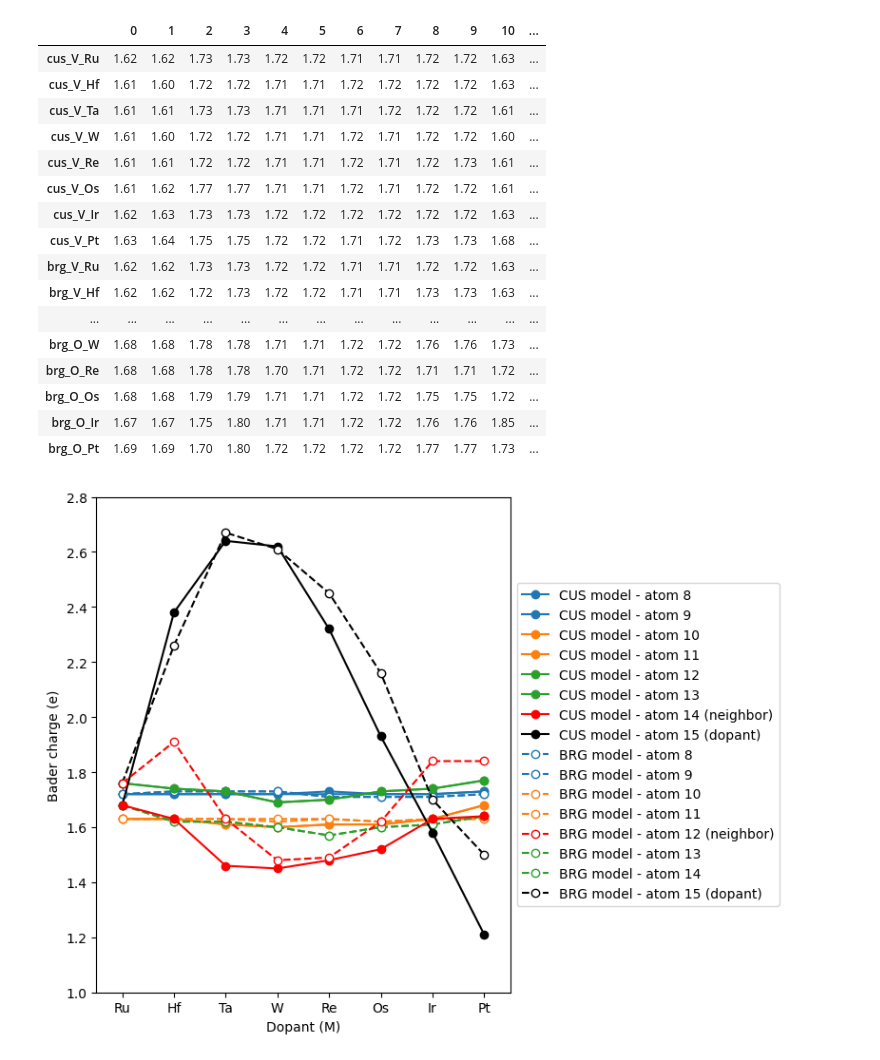
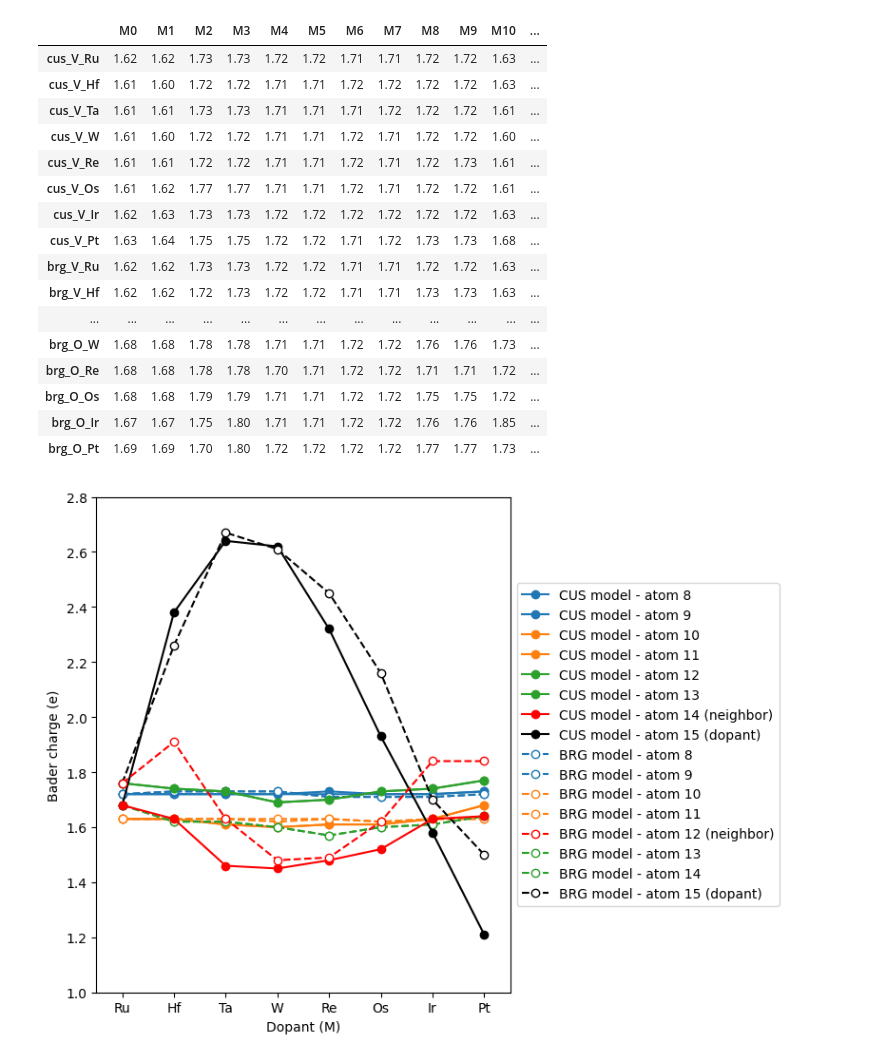
Before and after one commit to jhyeonjung97/tools, a Jupyter notebook: ruo2/icohp2.ipynb, the cells around one changed output. Drawn from its saved outputs; the diff is of its cells as text; code cells hidden in the pictures.

```diff
--- a/ruo2/icohp2.ipynb
+++ b/ruo2/icohp2.ipynb
@@ -30,23 +30,26 @@ elements = ['Ru', 'Hf', 'Ta', 'W', 'Re', 'Os', 'Ir', 'Pt']
 # %%
 for dir in ['1_cus_V_V', '2_brg_V_V', '3_cus_O_O', '4_brg_O_O']:
     ads_site = dir.split('_')[1]
     coverage = dir.split('_')[2]
     for e, element in enumerate(elements):
         path = os.path.join(root, '4_slab_M-RuO2', dir, f'{e}_{element}', 'atoms_bader_charge.json')
         if os.path.exists(path):
             atoms = read(path)
             chgs = atoms.get_initial_charges()
             for i, chg in enumerate(chgs):
-                data.loc[f'{ads_site}_{coverage}_{element}', i] = chg
+                if i < 16:
+                    data.loc[f'{ads_site}_{coverage}_{element}', f'M{i}'] = chg
+                else:
+                    data.loc[f'{ads_site}_{coverage}_{element}', f'O{i}'] = chg
 
-data = data.drop(columns=[48, 49], errors='ignore')
-a = data.loc['brg_V_Ru', 13]
-b = data.loc['brg_V_Ru', 15]
-data.loc['brg_V_Ru', 13] = b
-data.loc['brg_V_Ru', 15] = a
+data = data.drop(columns=['O48', 'O49'], errors='ignore')
+a = data.loc['brg_V_Ru', 'M13']
+b = data.loc['brg_V_Ru', 'M15']
+data.loc['brg_V_Ru', 'M13'] = b
+data.loc['brg_V_Ru', 'M15'] = a
 data
 # %% [output]
-|  | 0 | 1 | 2 | 3 | 4 | 5 | 6 | 7 | 8 | 9 | 10 | ... |
+|  | M0 | M1 | M2 | M3 | M4 | M5 | M6 | M7 | M8 | M9 | M10 | ... |
 | cus_V_Ru | 1.62 | 1.62 | 1.73 | 1.73 | 1.72 | 1.72 | 1.71 | 1.71 | 1.72 | 1.72 | 1.63 | ... |
 | cus_V_Hf | 1.61 | 1.60 | 1.72 | 1.72 | 1.71 | 1.71 | 1.72 | 1.72 | 1.72 | 1.72 | 1.63 | ... |
 | cus_V_Ta | 1.61 | 1.61 | 1.73 | 1.73 | 1.71 | 1.71 | 1.71 | 1.72 | 1.72 | 1.72 | 1.61 | ... |
```
Also changed, not shown: parts of 5 cells of this notebook, 1 other file.
